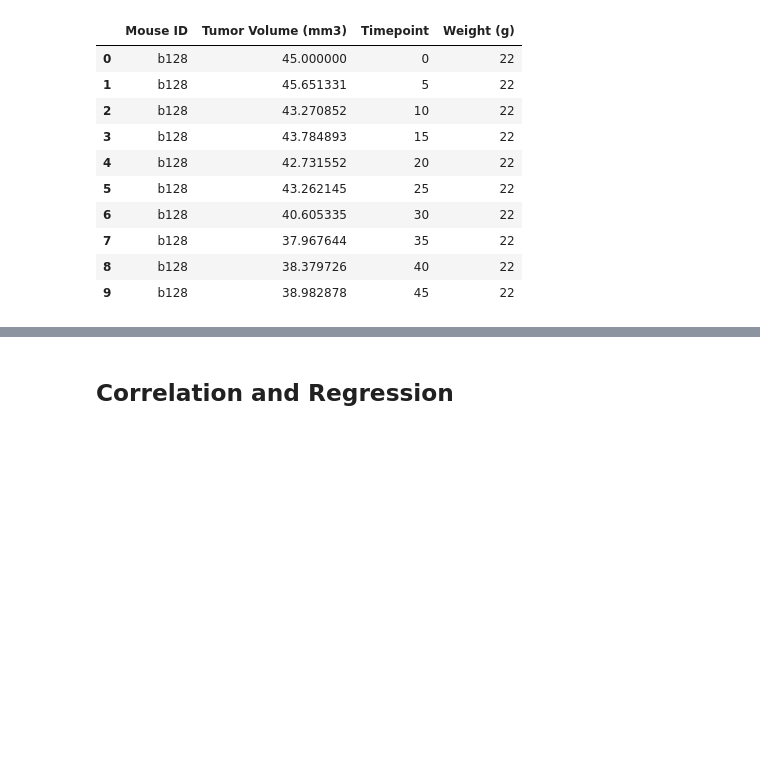
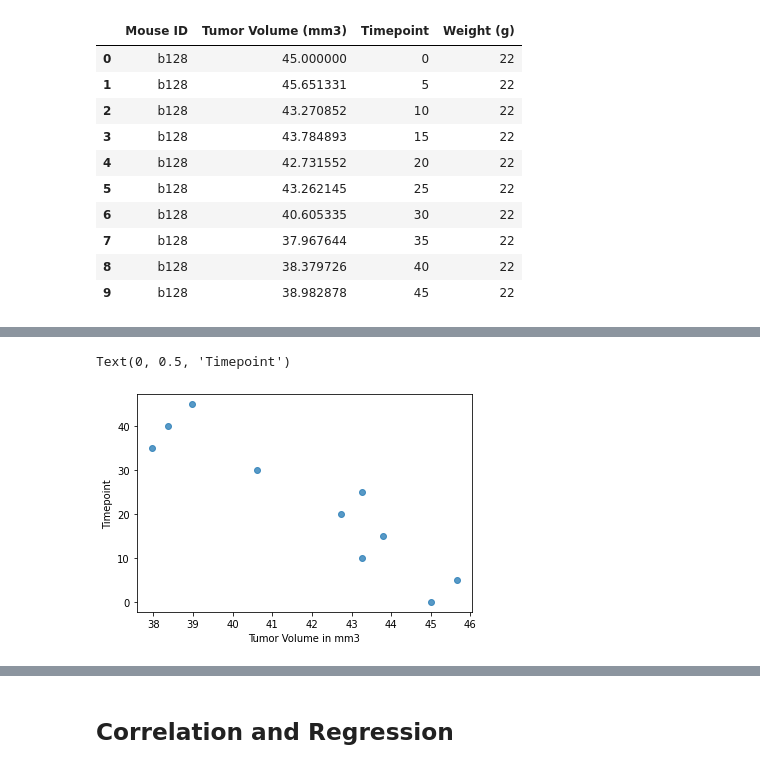
Before and after one commit to kentyjorge/matplotlib_challenge, a Jupyter notebook: pymaceuticals_starter.ipynb, the cells around one changed output, grey strips where cells are left out. Saved outputs shown, nothing was run; the diff lists cells and outputs as text; code cells hidden in the pictures; blank space fills up the shorter version.

```diff
--- a/pymaceuticals_starter.ipynb
+++ b/pymaceuticals_starter.ipynb
@@ -413,6 +413,6 @@ one_mouse_df
 | 8 | b128 | 38.379726 | 40 | 22 |
 | 9 | b128 | 38.982878 | 45 | 22 |
 # %%
-# store tumor and time values in variables for the x and y axises in the scatter plot chart
-x = one_mouse_df["Tumor Volume (mm3)"]
-y = one_mouse_df["Timepoint"]
+# store tumor and time values in variables for the x and y axises in the scatter plot chart for a single mouse
+one_mouse_x = one_mouse_df["Tumor Volume (mm3)"]
+one_mouse_x
@@ -423,0 +431,3 @@ plt.scatter(x,y,marker='o',alpha=0.75)
+# %%
+one_mouse_y = one_mouse_df["Timepoint"]
+one_mouse_y
@@ -424,3 +446,11 @@ plt.scatter(x,y,marker='o',alpha=0.75)
+# %%
+#line chart for a single mouse by timepoint and volume
+plt.scatter(one_mouse_x,one_mouse_y,marker='o',alpha=0.75)
+plt.xlabel('Tumor Volume in mm3')
+plt.ylabel('Timepoint')
+# %% [output]
+Text(0, 0.5, 'Timepoint')
+[figure, added]
 # %%
 # Generate a scatter plot of average tumor volume vs. mouse weight for the Capomulin regimen
 #group by mouse id and get the mean volume of each mouse and then the mean wieght of each mouse
```
Also changed, not shown: parts of 6 cells of this notebook.
